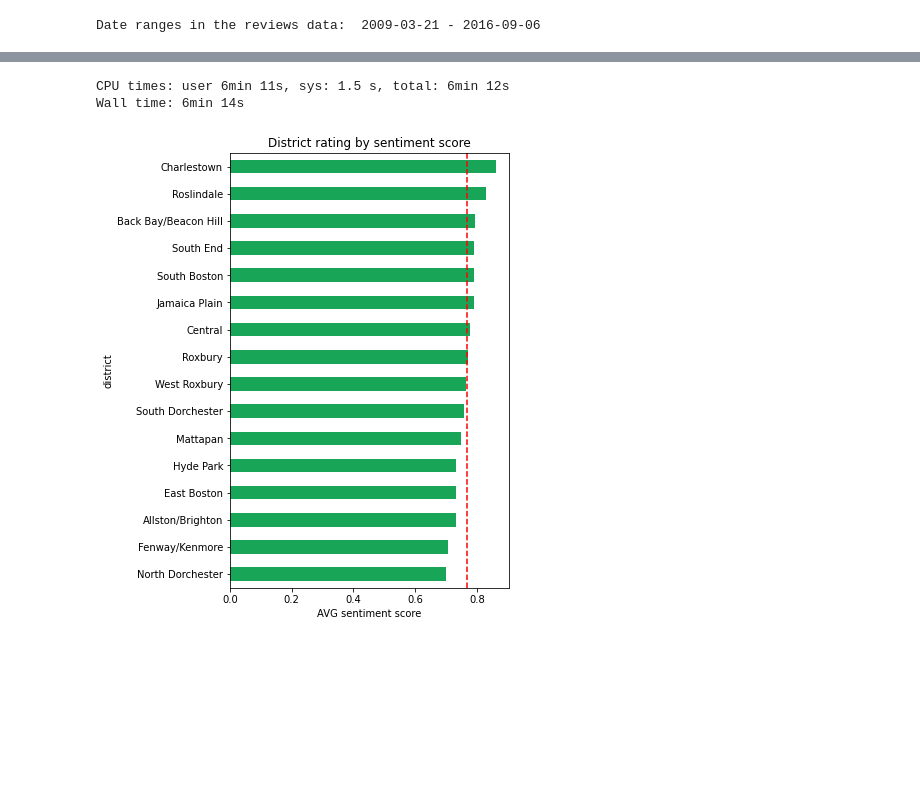
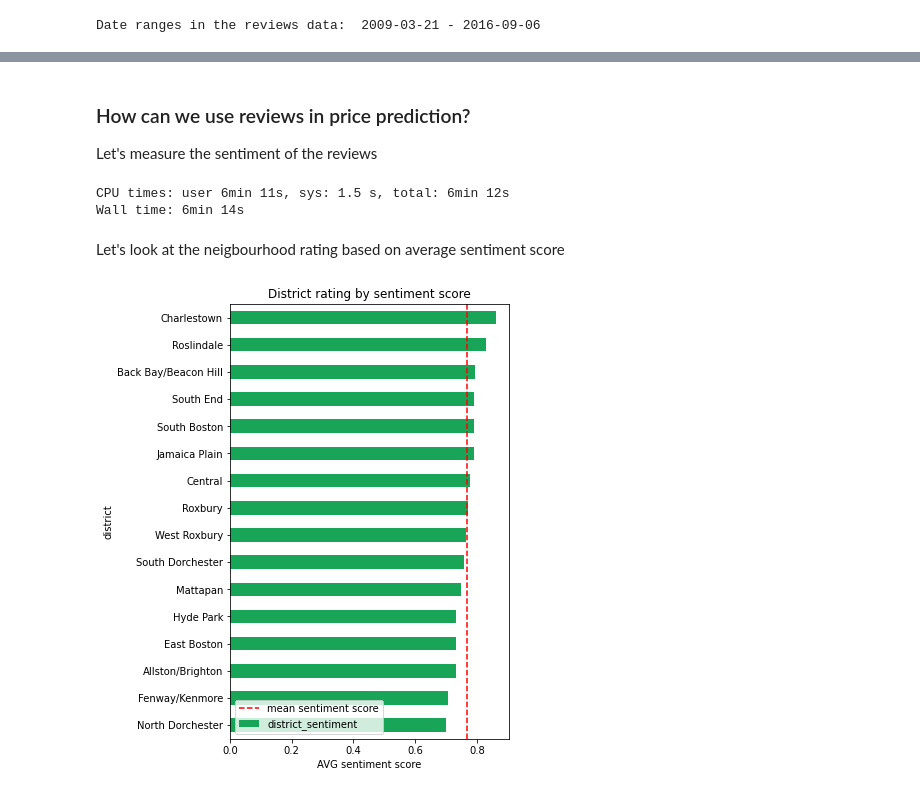
Before and after one commit to DariaSatco/airbnb_boston_analytics, a Jupyter notebook: EDA.ipynb, the cells around one changed output, grey strips where cells are left out. Saved outputs shown, nothing was run; the diff lists cells and outputs as text; code cells hidden in the pictures; blank space fills up the shorter version.

```diff
--- a/EDA.ipynb
+++ b/EDA.ipynb
@@ -442,3 +472,7 @@ Date ranges in the reviews data:  2009-03-21 - 2016-09-06
+# %% [markdown]
+### How can we use reviews in price prediction?
+
+Let's measure the sentiment of the reviews
 # %%
 %%time
 reviews['sentiment_score'] = reviews['comments'].fillna('').apply(lambda x: pf.get_sentiment_score(x))
@@ -450,25 +484,28 @@ sentiment_by_listing = reviews.groupby(by=['listing_id']).agg({'sentiment_score'
 # %%
 # add sentiment score to listing table
 listing = listing.merge(sentiment_by_listing, left_on='id', right_on='listing_id', how='left')
+# %% [markdown]
+Let's look at the neigbourhood rating based on average sentiment score
 # %%
 sentiment_by_district = (listing.groupby(by='district')
                          .agg({'sentiment_score': 'mean',
                                'review_scores_rating': 'mean'})
                          .sort_values(by='sentiment_score'))
 
 sentiment_by_district = sentiment_by_district.rename(columns={'sentiment_score': 'district_sentiment',
                                                              'review_scores_rating': 'district_rev_score'})
 
 (sentiment_by_district['district_sentiment']
  .plot(kind='barh', figsize=(5, 8),
        legend=False, color=colors[0]))
 plt.axvline(x=sentiment_by_district['district_sentiment'].mean(),
-           color='red', linestyle='--')
+           color='red', linestyle='--', label='mean sentiment score')
 plt.xlabel('AVG sentiment score')
 plt.title('District rating by sentiment score')
+plt.legend(loc='lower left')
 plt.show()
 # %% [output]
-[figure, old version]
+[figure, new version]
 # %%
 # add district review score and sentiment score to listing table
 listing = listing.merge(sentiment_by_district.reset_index(),
```
Also changed, not shown: parts of 23 cells of this notebook, 12 other files.
